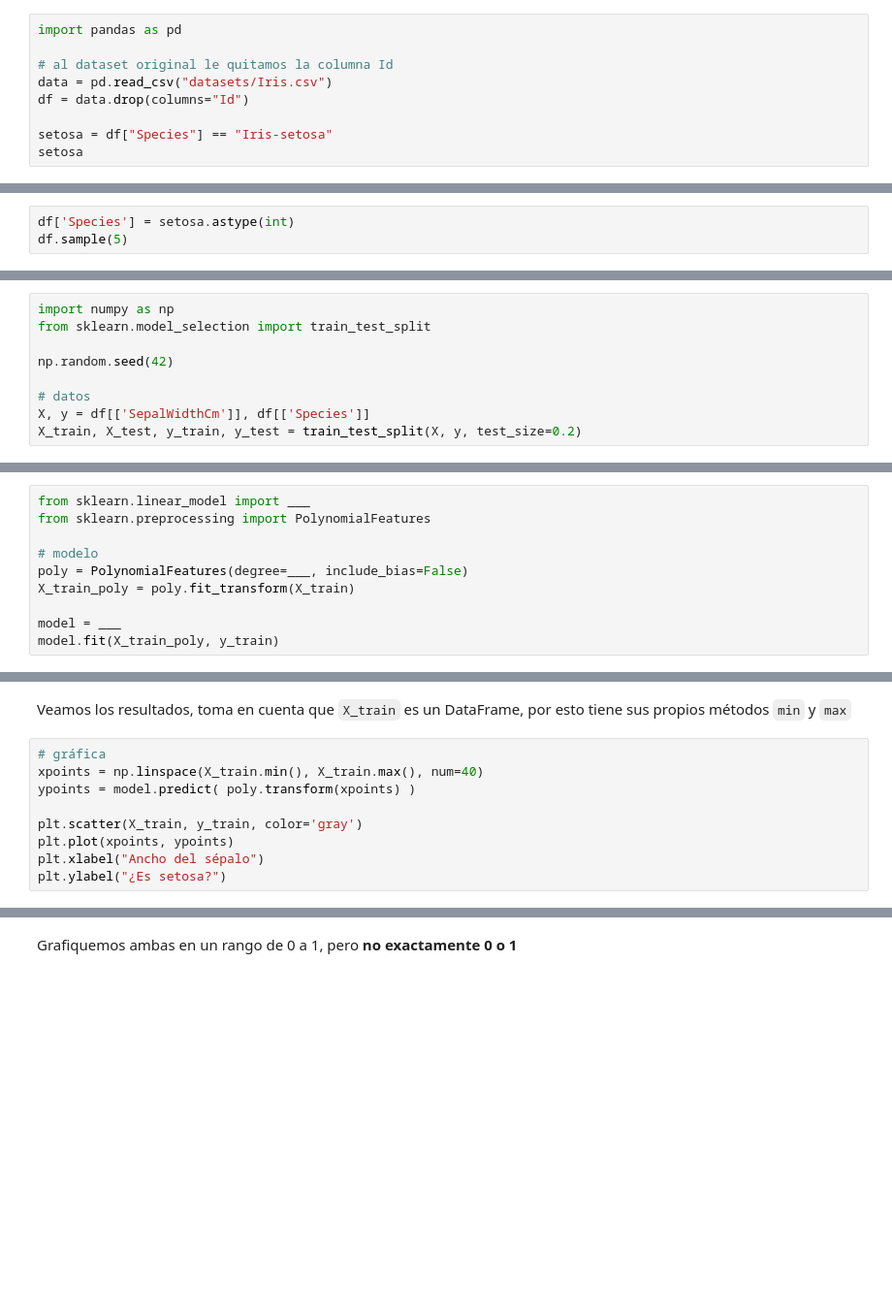
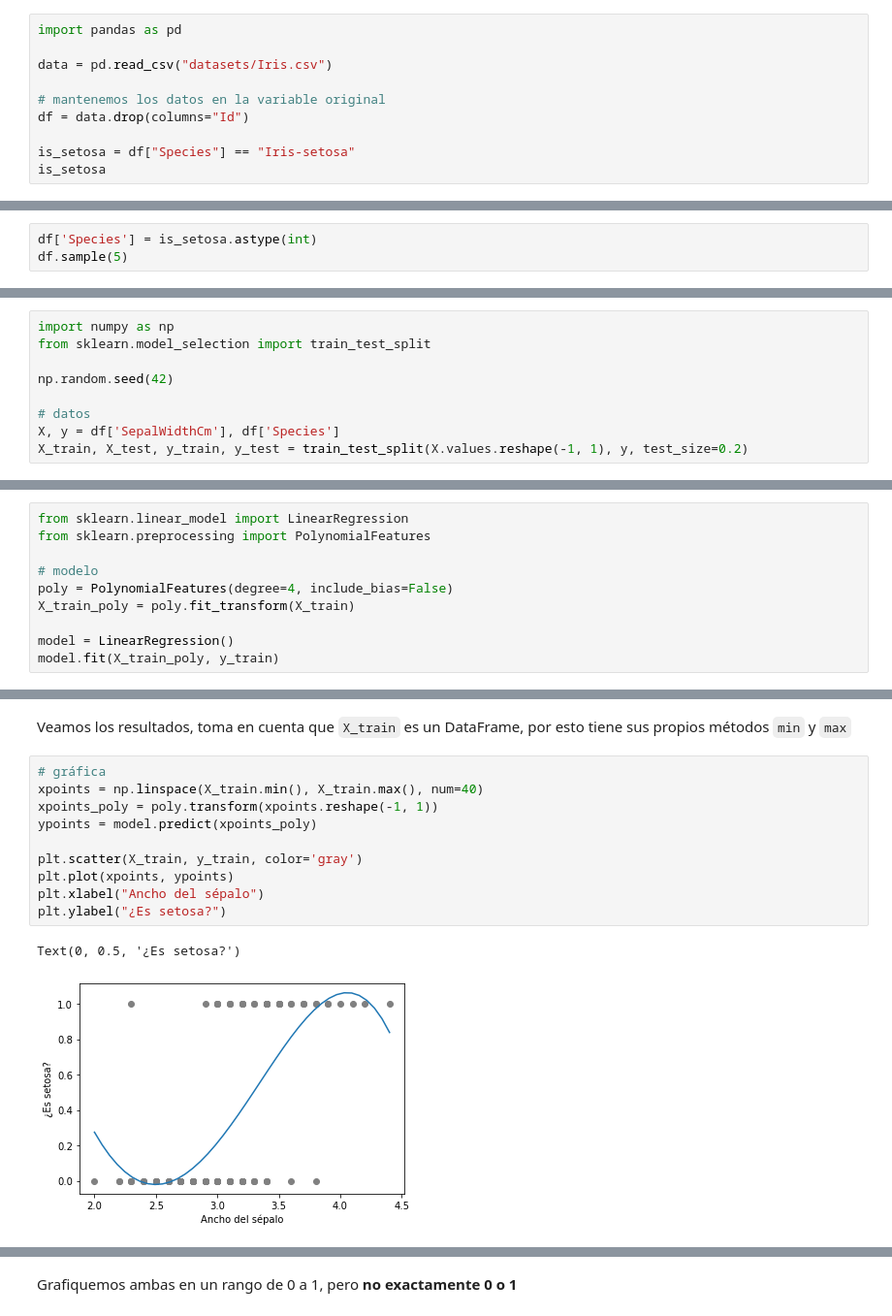
Before and after one commit to pablonoya/zigzag-ml, a Jupyter notebook: 8_Clasificacion.ipynb, the cells around one changed output, grey strips where cells are left out. Shown at 97% size. Saved outputs shown, nothing was run; the diff lists cells and outputs as text; blank space fills up the shorter version.

```diff
--- a/8_Clasificacion.ipynb
+++ b/8_Clasificacion.ipynb
@@ -9,9 +6,10 @@ Esto es como un array que tiene índices, cuando seleccionamos **una sola column
 # %%
 import pandas as pd
 
-# al dataset original le quitamos la columna Id
 data = pd.read_csv("datasets/Iris.csv")
+
+# mantenemos los datos en la variable original
 df = data.drop(columns="Id")
 
-setosa = df["Species"] == "Iris-setosa"
-setosa
+is_setosa = df["Species"] == "Iris-setosa"
+is_setosa
@@ -22,3 +34,3 @@ Las primeras o últimas filas nos mostrarán sólo valores de 1 o 0, respectivam
 # %%
-df['Species'] = setosa.astype(int)
+df['Species'] = is_setosa.astype(int)
 df.sample(5)
@@ -43,18 +65,18 @@ from sklearn.model_selection import train_test_split
 np.random.seed(42)
 
 # datos
-X, y = df[['SepalWidthCm']], df[['Species']]
-X_train, X_test, y_train, y_test = train_test_split(X, y, test_size=0.2)
+X, y = df['SepalWidthCm'], df['Species']
+X_train, X_test, y_train, y_test = train_test_split(X.values.reshape(-1, 1), y, test_size=0.2)
 # %% [markdown]
 Ahora toca entrenar, **elige cualquier modelo** de los que vimos para **regresión lineal**.
 También debes **transformar** las features a **polinomiales**, te sugiero usar un **grado** mayor a 2
 # %%
-from sklearn.linear_model import ___
+from sklearn.linear_model import LinearRegression
 from sklearn.preprocessing import PolynomialFeatures
 
 # modelo
-poly = PolynomialFeatures(degree=___, include_bias=False)
+poly = PolynomialFeatures(degree=4, include_bias=False)
 X_train_poly = poly.fit_transform(X_train)
 
-model = ___
+model = LinearRegression()
 model.fit(X_train_poly, y_train)
@@ -63,9 +87,13 @@ Veamos los resultados, toma en cuenta que `X_train` es un DataFrame, por esto ti
 # %%
 # gráfica
 xpoints = np.linspace(X_train.min(), X_train.max(), num=40)
-ypoints = model.predict( poly.transform(xpoints) )
+xpoints_poly = poly.transform(xpoints.reshape(-1, 1))
+ypoints = model.predict(xpoints_poly)
 
 plt.scatter(X_train, y_train, color='gray')
 plt.plot(xpoints, ypoints)
 plt.xlabel("Ancho del sépalo")
 plt.ylabel("¿Es setosa?")
+# %% [output]
+Text(0, 0.5, '¿Es setosa?')
+[figure, added]
```
Also changed, not shown: parts of 15 cells of this notebook, 4 other files.
